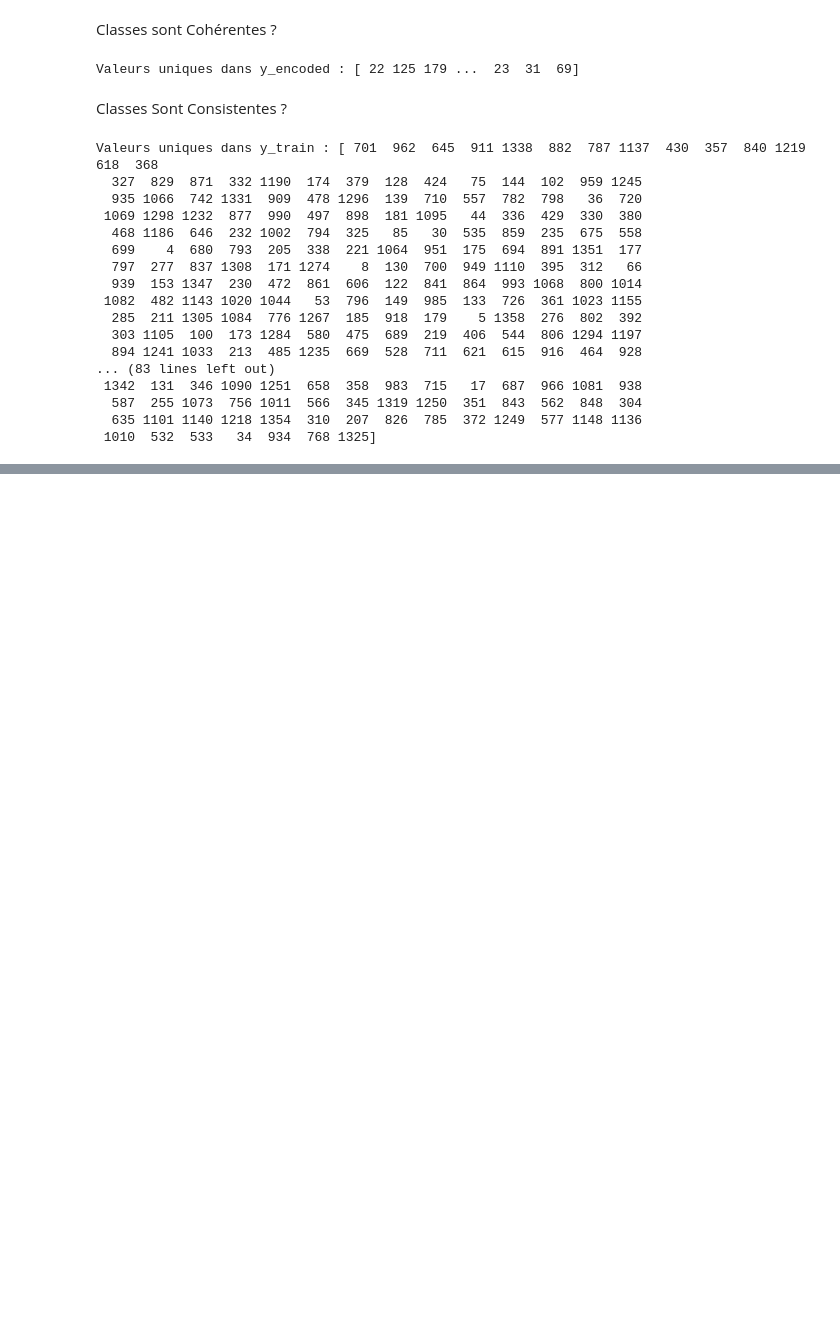
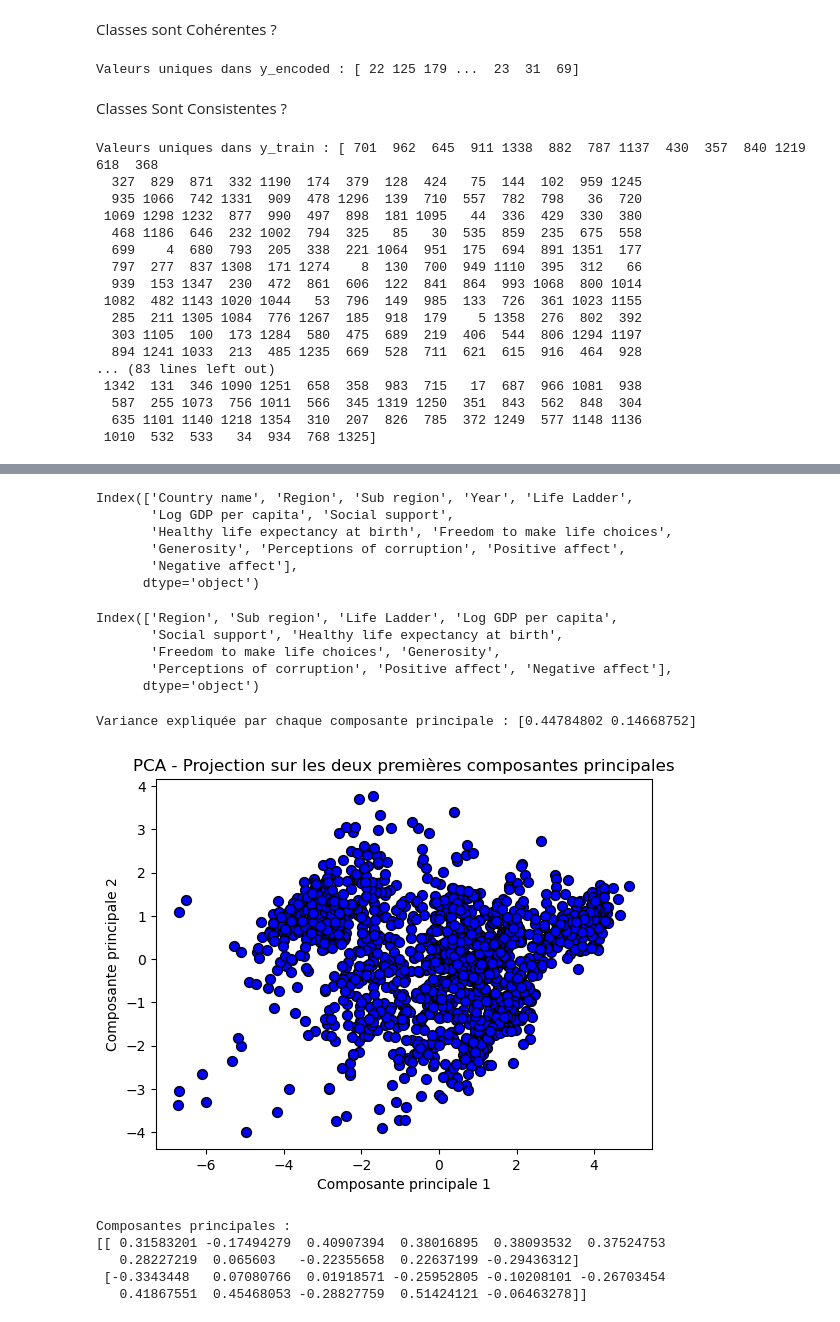
Before and after one commit to FerreJulien/Git-Analyse_du_bien_etre, a Jupyter notebook: Projets/Analyse bien etre_Anne.ipynb, the cells around one changed output, grey strips where cells are left out. Drawn from its saved outputs; the diff is of its cells as text; code cells hidden in the pictures; blank space fills up the shorter version.

```diff
--- a/Projets/Analyse bien etre_Anne.ipynb
+++ b/Projets/Analyse bien etre_Anne.ipynb
@@ -695,0 +682,68 @@ ValueError: Invalid classes inferred from unique values of `y`.  Expected: [  0
+# %%
+df_2024.head()
+df_2024.columns
+# %% [output]
+Index(['Country name', 'Region', 'Sub region', 'Year', 'Life Ladder',
+       'Log GDP per capita', 'Social support',
+       'Healthy life expectancy at birth', 'Freedom to make life choices',
+       'Generosity', 'Perceptions of corruption', 'Positive affect',
+       'Negative affect'],
+      dtype='object')
+# %%
+# Drop des colonnes  Country name, Region et Sub region
+df = df_2024.drop(['Year', 'Country name'], axis = 1)
+# %%
+df.columns
+# %% [output]
+Index(['Region', 'Sub region', 'Life Ladder', 'Log GDP per capita',
+       'Social support', 'Healthy life expectancy at birth',
+       'Freedom to make life choices', 'Generosity',
+       'Perceptions of corruption', 'Positive affect', 'Negative affect'],
+      dtype='object')
+# %%
+import numpy as np
+import pandas as pd
+from sklearn.impute import SimpleImputer
+from sklearn.preprocessing import StandardScaler
+from sklearn.decomposition import PCA
+import matplotlib.pyplot as plt
+
+# 2. Sélection des variables pour la PCA
+X = df[['Region', 'Sub region', 'Life Ladder', 'Log GDP per capita', 'Social support', 'Healthy life expectancy at birth','Freedom to make life choices', 'Generosity',
+       'Perceptions of corruption', 'Positive affect', 'Negative affect']]
+
+# 3. Imputation des valeurs manquantes
+imputer = SimpleImputer(strategy='mean')  # Vous pouvez aussi utiliser 'median', 'most_frequent', etc.
+X_imputed = imputer.fit_transform(X)
+
+# 4. Standardisation des données
+scaler = StandardScaler()
+X_scaled = scaler.fit_transform(X_imputed)
+
+# 5. Application de la PCA
+pca = PCA(n_components=2)
+X_pca = pca.fit_transform(X_scaled)
+
+# 6. Analyse des résultats
+print("Variance expliquée par chaque composante principale :", pca.explained_variance_ratio_)
+
+# Visualisation des deux premières composantes principales
+plt.scatter(X_pca[:, 0], X_pca[:, 1], c='blue', edgecolor='k', s=50)
+plt.xlabel('Composante principale 1')
+plt.ylabel('Composante principale 2')
+plt.title('PCA - Projection sur les deux premières composantes principales')
+plt.show()
+# %% [output]
+Variance expliquée par chaque composante principale : [0.44784802 0.14668752]
+[figure, added]
+# %%
+# 6. Interprétation des composantes
+# Affichage des composantes principales (vecteurs propres)
+print("Composantes principales :")
+print(pca.components_)
+# %% [output]
+Composantes principales :
+[[ 0.31583201 -0.17494279  0.40907394  0.38016895  0.38093532  0.37524753
+   0.28227219  0.065603   -0.22355658  0.22637199 -0.29436312]
+ [-0.3343448   0.07080766  0.01918571 -0.25952805 -0.10208101 -0.26703454
+   0.41867551  0.45468053 -0.28827759  0.51424121 -0.06463278]]
```
Also changed, not shown: parts of 3 cells of this notebook.
